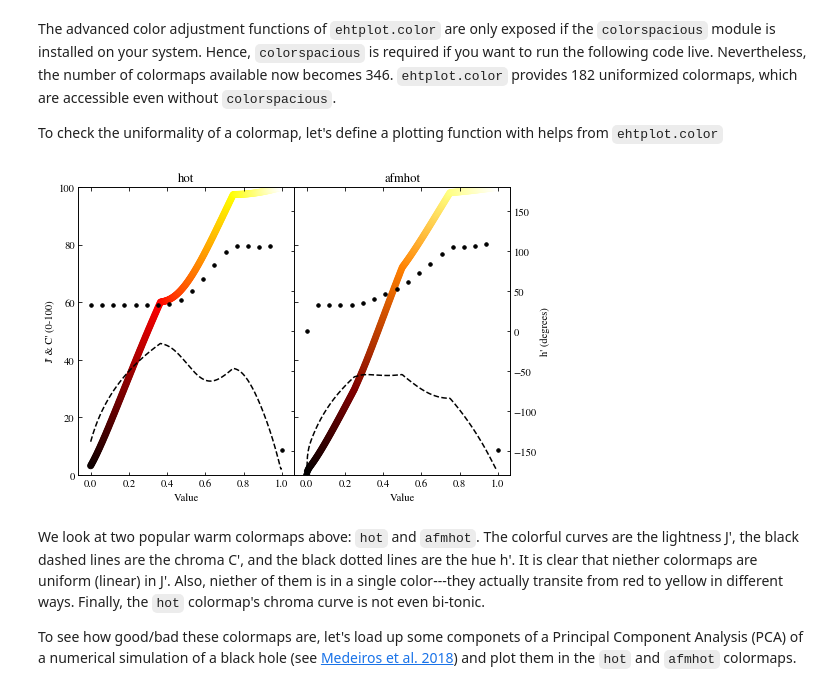
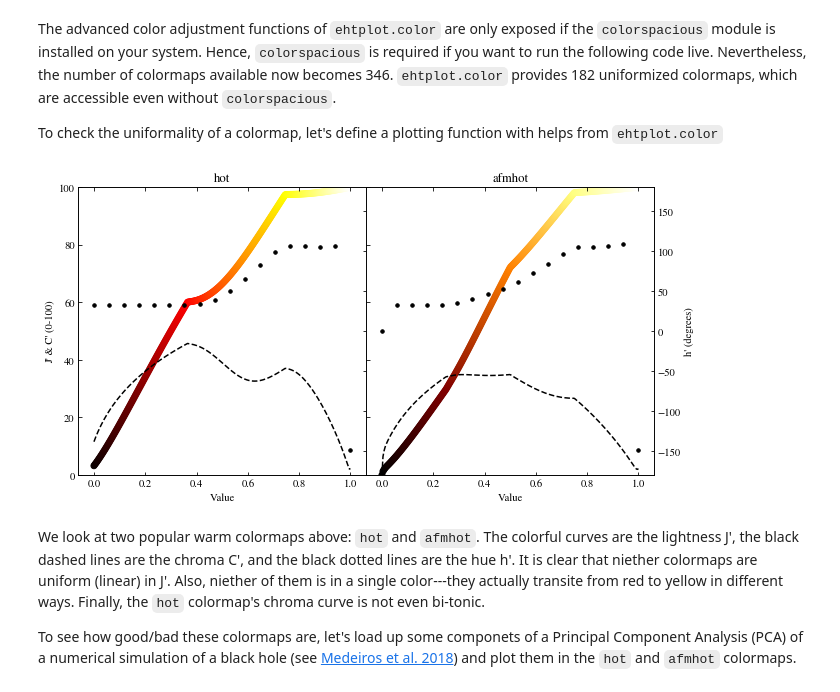
Before and after one commit to liamedeiros/ehtplot, a Jupyter notebook: docs/COLORMAPS.ipynb, the cells around one changed output. Drawn from its saved outputs; the diff is of its cells as text; code cells hidden in the pictures.

Commit message:
Adjust the figure size in "COLORMAPS.ipynb"

```diff
--- a/docs/COLORMAPS.ipynb
+++ b/docs/COLORMAPS.ipynb
@@ -138,35 +138,35 @@ import numpy as np
 
 from ehtplot.color import vis as ev
 
 def plotcm(ax1, cmap):
     ctab = ev.get_ctab(cmap)  # get the colormap as a color table in sRGB
     Jabp = ev.transform(ctab) # transform color table into CAM02-UCS color space
 
     Jp = Jabp[:,0]
     ap = Jabp[:,1]
     bp = Jabp[:,2]
 
     Cp = np.sqrt(ap * ap + bp * bp)
     hp = np.arctan2(bp, ap) * 180 / np.pi
     v  = np.linspace(0.0, 1.0, len(Jp))
 
     ax1.set_title(cmap)
     ax1.set_xlabel("Value")
 
     ax2 = ax1.twinx()
     ax1.set_ylim(0,   100)
     ax1.set_ylabel("J' & C' (0-100)")
     ax2.set_ylim(-180,180)
     ax2.set_ylabel("h' (degrees)")
 
     ax1.scatter(v, Jp, color=ctab)
     ax1.plot   (v, Cp, c='k', linestyle='--')
     ax2.scatter(v[::15], hp[::15], s=12, c='k')
 
-fig = ep.Figure(plotcm, ['hot', 'afmhot'])
+fig = ep.Figure(plotcm, ['hot', 'afmhot'], figsize=[8, 4])
 fig.draw()
 # %% [output]
-[figure, old version]
+[figure, new version]
 # %% [markdown]
 We look at two popular warm colormaps above: `hot` and `afmhot`.  The colorful curves are the lightness J', the black dashed lines are the chroma C', and the black dotted lines are the hue h'.  It is clear that niether colormaps are uniform (linear) in J'.  Also, niether of them is in a single color---they actually transite from red to yellow in different ways.  Finally, the `hot` colormap's chroma curve is not even bi-tonic.
 
```
Also changed, not shown: parts of 2 cells of this notebook.
